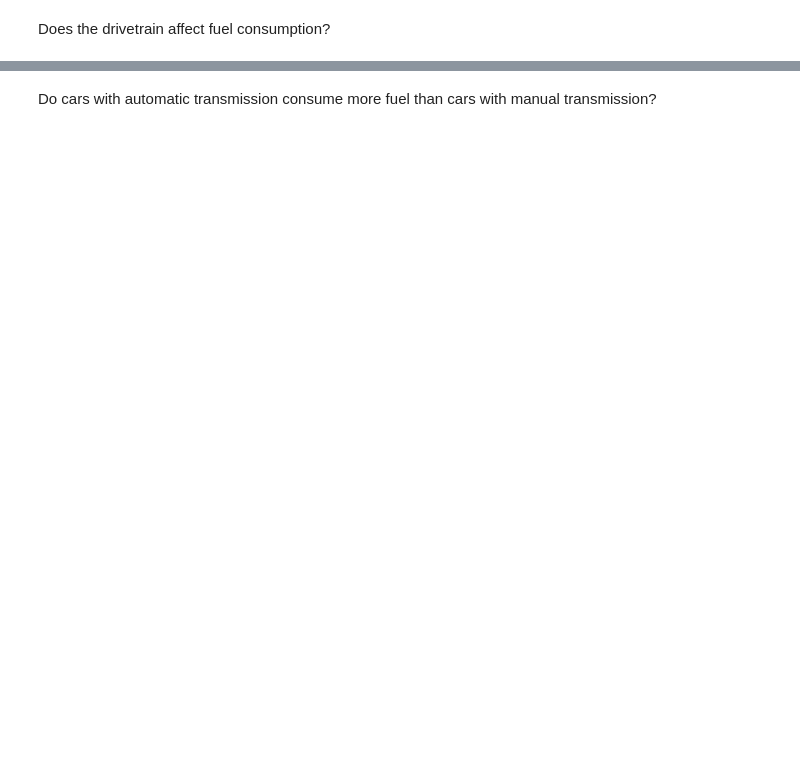
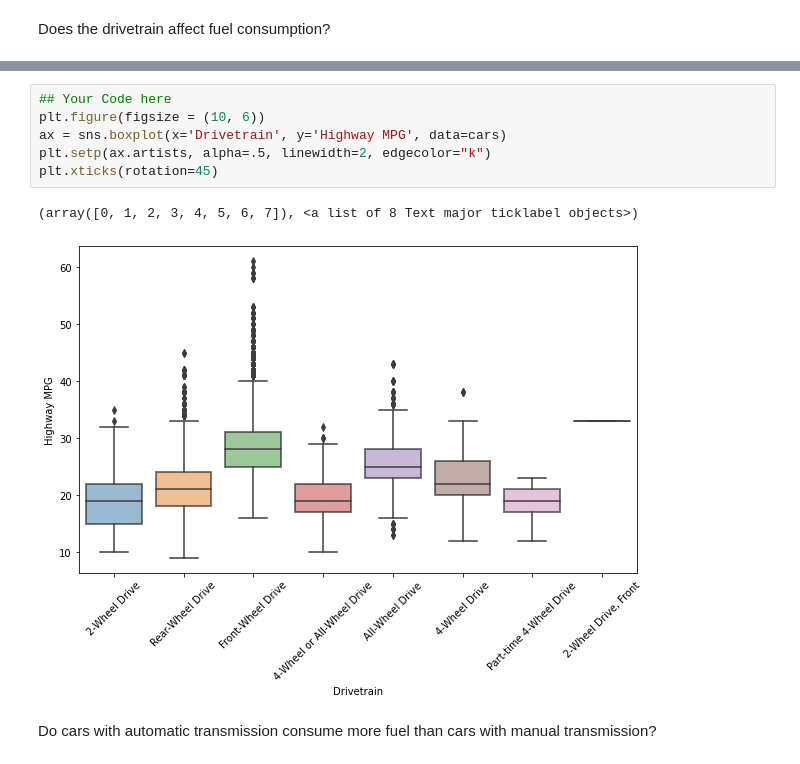
Before and after one commit to Gunnar-D2810/Ironhack-DAFT-AUG22-Gunnar-David-My-Work, a Jupyter notebook: Week 2/Day 5/Labs/Lab_Pandas_Grouping_Data_Vehicles.ipynb, the cells around one changed output, grey strips where cells are left out. Saved outputs shown, nothing was run; the diff lists cells and outputs as text; blank space fills up the shorter version.

```diff
--- a/Week 2/Day 5/Labs/Lab_Pandas_Grouping_Data_Vehicles.ipynb
+++ b/Week 2/Day 5/Labs/Lab_Pandas_Grouping_Data_Vehicles.ipynb
@@ -327,2 +287,11 @@ Does the drivetrain affect fuel consumption?
+# %%
+## Your Code here
+plt.figure(figsize = (10, 6))
+ax = sns.boxplot(x='Drivetrain', y='Highway MPG', data=cars)
+plt.setp(ax.artists, alpha=.5, linewidth=2, edgecolor="k")
+plt.xticks(rotation=45)
+# %% [output]
+(array([0, 1, 2, 3, 4, 5, 6, 7]), <a list of 8 Text major ticklabel objects>)
+[figure, added]
 # %% [markdown]
 Do cars with automatic transmission consume more fuel than cars with manual transmission?
```
Also changed, not shown: parts of 11 cells of this notebook, 35 other files.
